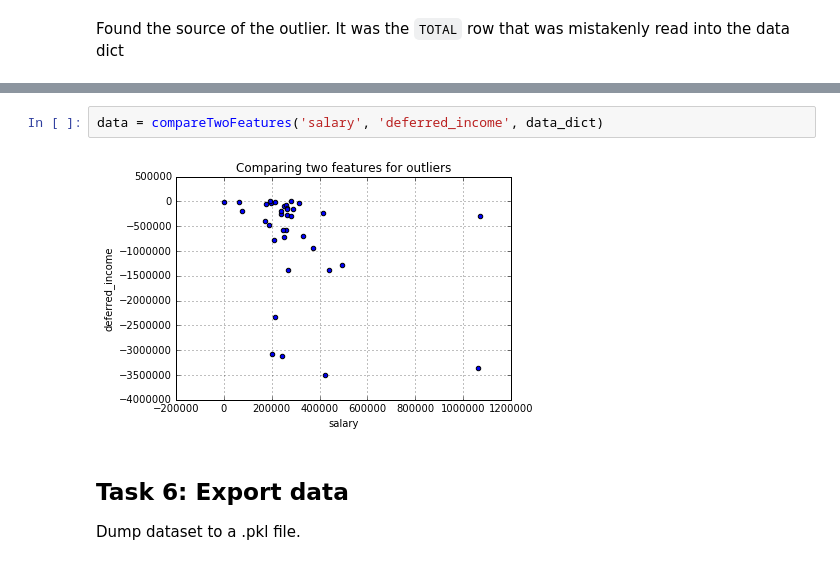
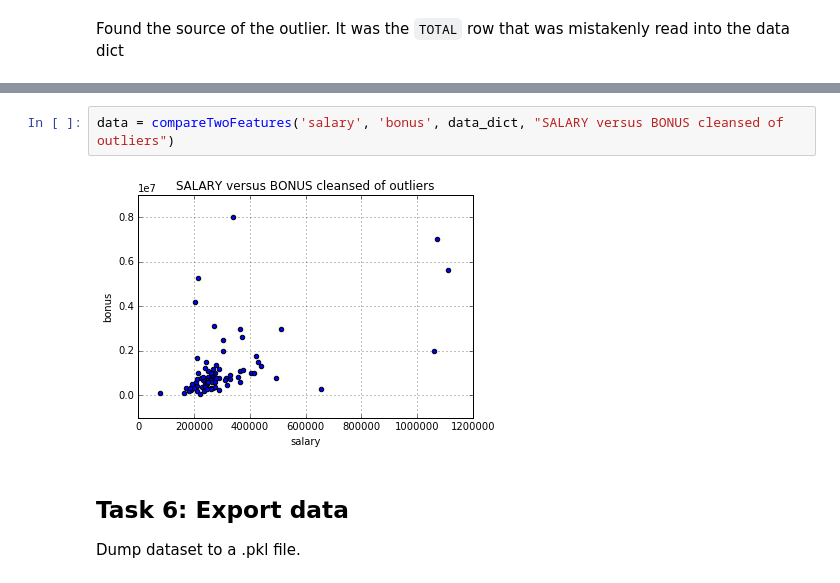
Before and after one commit to omoju/identifyFraudFromEnronEmail, a Jupyter notebook: cleanDataForOutliers.ipynb, the cells around one changed output, grey strips where cells are left out. Cells and saved outputs as stored; diff of their text form.

```diff
--- a/cleanDataForOutliers.ipynb
+++ b/cleanDataForOutliers.ipynb
@@ -83,9 +83,9 @@ data_dict.pop( 'TOTAL')
  'total_payments': 309886585,
  'total_stock_value': 434509511}
 # %%
-data = compareTwoFeatures('salary', 'deferred_income', data_dict)
+data = compareTwoFeatures('salary', 'bonus', data_dict, "SALARY versus BONUS cleansed of outliers")
 # %% [output]
-[figure, old version]
+[figure, new version]
 # %% [markdown]
 ## Task 6: Export data
 Dump  dataset to a .pkl file.
```
Also changed, not shown: parts of 1 cell of this notebook, 10 other files.
